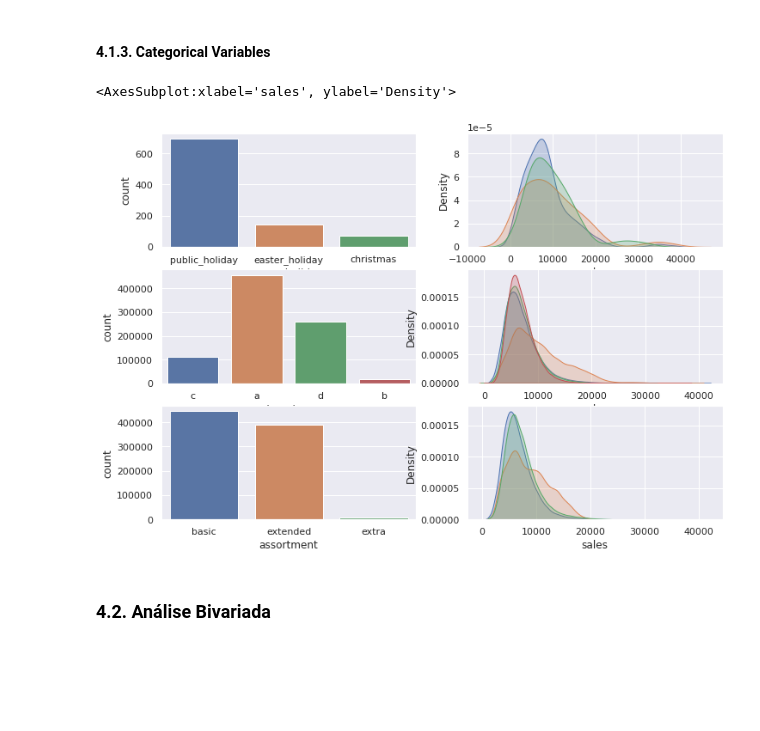
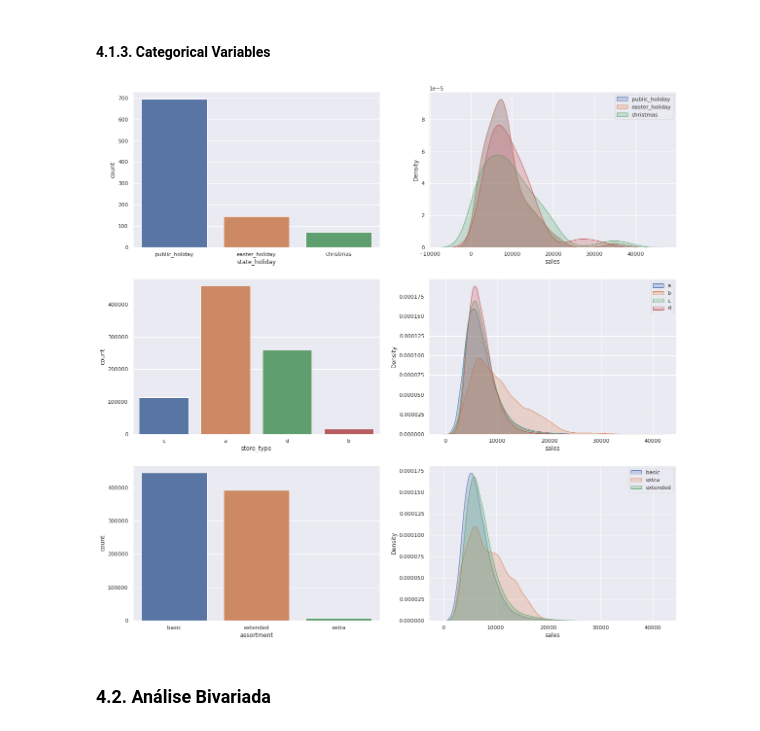
Before and after one commit to heitorfe/rossman-sales-predict, a Jupyter notebook: rossmann-sales-predict.ipynb, the cells around one changed output. Saved outputs shown, nothing was run; the diff lists cells and outputs as text; code cells hidden in the pictures; blank space fills up the shorter version.

```diff
--- a/rossmann-sales-predict.ipynb
+++ b/rossmann-sales-predict.ipynb
@@ -264,7 +277,7 @@ month_map         12
 dtype: int64
 # %%
 aux1= df1[(df1['state_holiday'] !=0) & (df1['sales']>0)]
-sns.set(rc={'figure.figsize':(11.7,8.27)})
+sns.set(rc={'figure.figsize':(11.7,6.27)})
 
 plt.subplot(1,3,1)
 sns.boxplot(x='state_holiday',y='sales',data=aux1)
@@ -273,5 +286,6 @@ plt.subplot(1,3,2)
 sns.boxplot(x='store_type',y='sales',data=aux1)
 
 plt.subplot(1,3,3)
-sns.boxplot(x='assortment',y='sales',data=aux1)
+sns.boxplot(x='assortment',y='sales',data=aux1);
+plt.tight_layout()
 # %% [output]
@@ -424,38 +446,41 @@ num_attributes.hist(bins=25);
 # %%
 
 plt.subplot(3,2,1)
 a = df4[df4['state_holiday']!='regular_day']
 sns.countplot(a['state_holiday']);
 
 plt.subplot(3,2,2)
-#sns.kdeplot(df4[df4['state_holiday'] == 'public_holiday' ]['sales'], label='public_holiday', shade=True);
+sns.kdeplot(df4[df4['state_holiday'] == 'public_holiday' ]['sales'], label='public_holiday', shade=True);
 
 sns.kdeplot( df4[df4['state_holiday'] == 'public_holiday']['sales'], label='public_holiday', shade=True )
 sns.kdeplot( df4[df4['state_holiday'] == 'easter_holiday']['sales'], label='easter_holiday', shade=True )
 sns.kdeplot( df4[df4['state_holiday'] == 'christmas']['sales'], label='christmas', shade=True )
+plt.legend(['public_holiday', 'easter_holiday', 'christmas'])
 
 
 #store type
 plt.subplot(3,2,3)
 sns.countplot(df4['store_type'])
 
 plt.subplot(3,2,4)
 sns.kdeplot( df4[df4['store_type'] == 'a']['sales'], label='a', shade=True )
 sns.kdeplot( df4[df4['store_type'] == 'b']['sales'], label='b', shade=True )
 sns.kdeplot( df4[df4['store_type'] == 'c']['sales'], label='c', shade=True )
 sns.kdeplot( df4[df4['store_type'] == 'd']['sales'], label='d', shade=True )
+plt.legend(['a', 'b', 'c', 'd'])
+
 
 #assortment
 plt.subplot(3,2,5)
 sns.countplot(df4['assortment'])
 
 plt.subplot(3,2,6)
-sns.kdeplot( df4[df4['assortment'] == 'basic']['sales'], label='basic', shade=True )
-sns.kdeplot( df4[df4['assortment'] == 'extra']['sales'], label='extra', shade=True )
-sns.kdeplot( df4[df4['assortment'] == 'extended']['sales'], label='extended', shade=True )
+sns.kdeplot( df4[df4['assortment'] == 'basic']['sales'], shade=True )
+sns.kdeplot( df4[df4['assortment'] == 'extra']['sales'], shade=True )
+sns.kdeplot( df4[df4['assortment'] == 'extended']['sales'],  shade=True )
+plt.legend(['basic', 'extra', 'extended']);
 # %% [output]
-<AxesSubplot:xlabel='sales', ylabel='Density'>
-[figure, old version]
+[figure, new version]
 # %% [markdown]
 ### 4.2. Análise Bivariada
 # %% [markdown]
```
Also changed, not shown: parts of 44 cells of this notebook.
